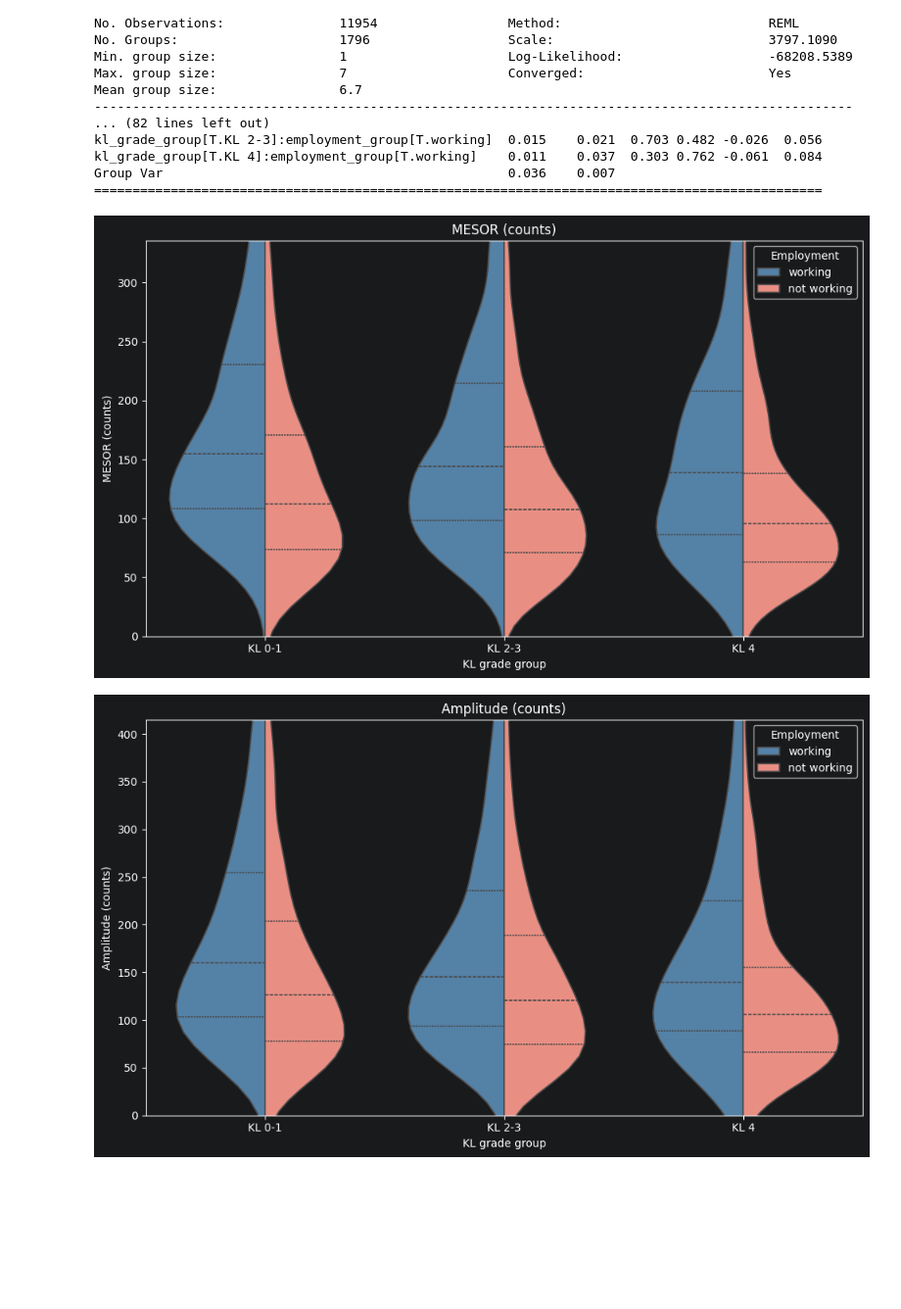
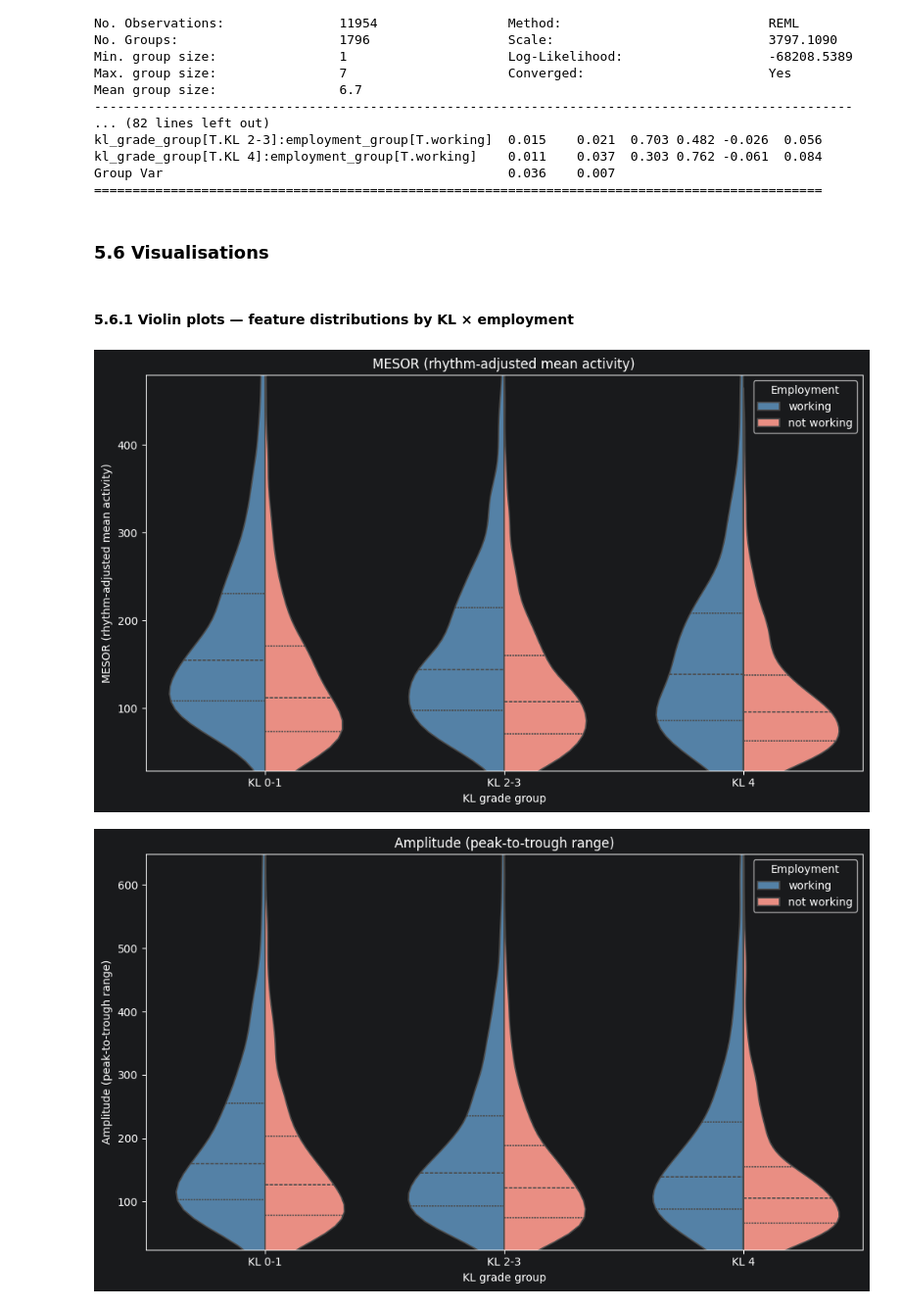
Before and after one commit to ninaschmidsberger/master-thesis, a Jupyter notebook: src/main.ipynb, the cells around one changed output. Shown at 98% size. Saved outputs shown, nothing was run; the diff lists cells and outputs as text; code cells hidden in the pictures; blank space fills up the shorter version.

Commit message:
Accel data

```diff
--- a/src/main.ipynb
+++ b/src/main.ipynb
@@ -4449,12 +4649,12 @@ working             2830    3278   463
 # %%
-daily_harmonic_features["kl_employment"] = (
-    daily_harmonic_features["kl_grade_group"]
+daily_metrics_06["kl_employment"] = (
+    daily_metrics_06["kl_grade_group"]
     + " - "
-    + daily_harmonic_features["employment_group"]
+    + daily_metrics_06["employment_group"]
 )
 
 kl_employment_descriptives = (
-    daily_harmonic_features
+    daily_metrics_06
     .groupby("kl_employment")[features_of_interest_daily]
     .agg(["mean", "std", "median"])
     .round(3)
@@ -4482,14 +4684,14 @@ KL 4 - working                              0.746  0.275  0.782
 # %%
-daily_harmonic_features["kl_employment_day_type"] = (
-    daily_harmonic_features["kl_grade_group"]
+daily_metrics_06["kl_employment_day_type"] = (
+    daily_metrics_06["kl_grade_group"]
     + " - "
-    + daily_harmonic_features["employment_group"]
+    + daily_metrics_06["employment_group"]
     + " - "
-    + daily_harmonic_features["day_type"]
+    + daily_metrics_06["day_type"]
 )
 
 kl_employment_day_type_descriptives = (
-    daily_harmonic_features
+    daily_metrics_06
     .groupby("kl_employment_day_type")[features_of_interest_daily]
     .agg(["mean", "std", "median"])
     .round(3)
@@ -4773,30 +5000,57 @@ kl_grade_group[T.KL 2-3]:employment_group[T.working]  0.015    0.021  0.703 0.48
 kl_grade_group[T.KL 4]:employment_group[T.working]    0.011    0.037  0.303 0.762 -0.061  0.084
 Group Var                                             0.036    0.007
 ===============================================================================================
+# %% [markdown]
+### 5.6 Visualisations
+# %%
+# Plot configuration for per-day feature visualisations
+
+# Ordered KL severity groups for consistent plotting across all charts
+kl_order = ["KL 0-1", "KL 2-3", "KL 4"]
+
+# Human-readable axis labels for each per-day feature
+feature_labels = {
+    "mesor_daily": "MESOR (rhythm-adjusted mean activity)",
+    "amplitude_daily": "Amplitude (peak-to-trough range)",
+    "acrophase_daily": "Acrophase (clock hour of peak)",
+    "intradaily_variability_daily": "Intradaily variability (IV)",
+}
+
+# Y-axis limits per feature, set to the 1st and 99th percentiles to clip
+# extreme outliers and keep the violin shapes visually comparable across groups.
+y_limits = {
+    feature: (
+        daily_metrics_06[feature].quantile(0.01),
+        daily_metrics_06[feature].quantile(0.99),
+    )
+    for feature in feature_labels
+}
+# %% [markdown]
+#### 5.6.1 Violin plots — feature distributions by KL × employment
 # %%
 for feature in features_of_interest_daily:
     fig, ax = plt.subplots(figsize=(10, 6))
 
     sns.violinplot(
-        data=daily_harmonic_features.dropna(subset=[feature]),
+        data=daily_metrics_06.dropna(subset=[feature]),
         x="kl_grade_group",
         y=feature,
         hue="employment_group",
         order=kl_order,
         hue_order=["working", "not working"],
         split=True,
         inner="quartile",
         palette={"working": "steelblue", "not working": "salmon"},
         ax=ax,
     )
     ax.set_xlabel("KL grade group")
     ax.set_ylabel(feature_labels[feature])
     ax.set_title(feature_labels[feature])
     ax.set_ylim(y_limits[feature])
     ax.legend(title="Employment", loc="upper right")
 
     plt.tight_layout()
     plt.show()
 # %% [output]
-[figure, old version]
+[figure, new version]
-[figure, old version]
+[figure, new version]
```
Also changed, not shown: parts of 57 cells of this notebook.
